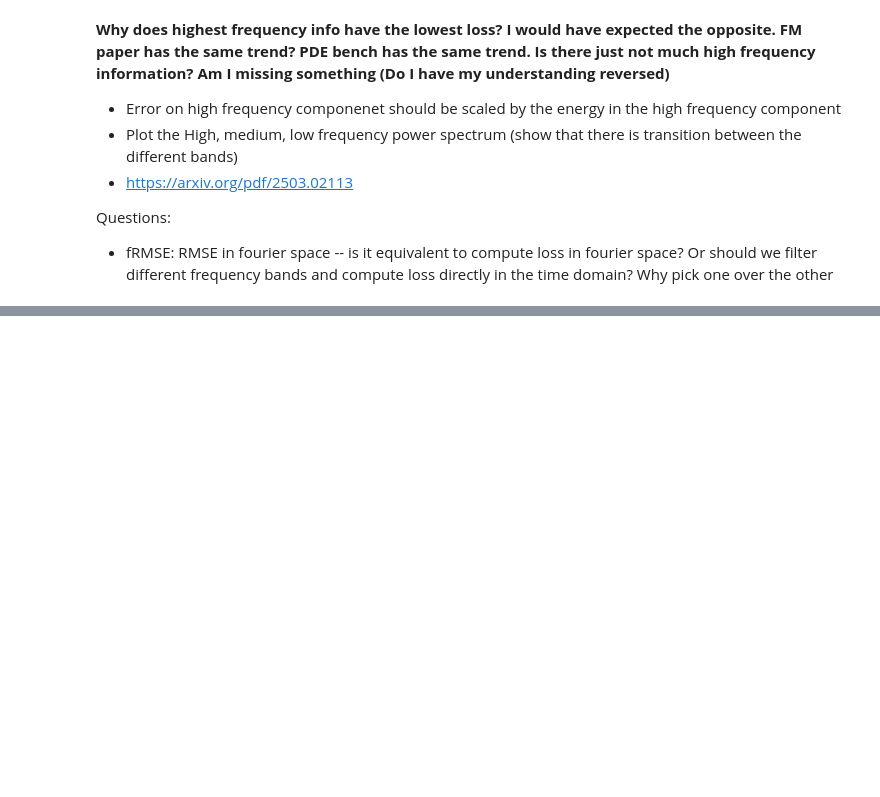
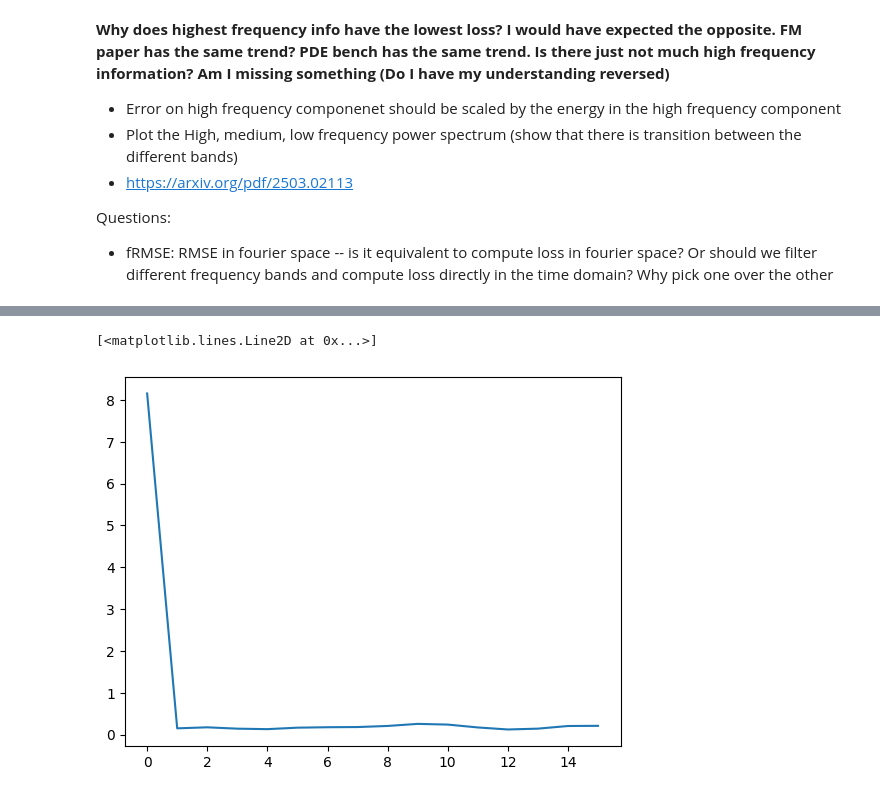
Before and after one commit to msakarvadia/operator_aliasing, a Jupyter notebook: notebooks/explore_super_resolution_hypothesis.ipynb, the cells around one changed output, grey strips where cells are left out. Cells and saved outputs as stored; diff of their text form; code cells hidden in the pictures; blank space fills up the shorter version.

```diff
--- a/notebooks/explore_super_resolution_hypothesis.ipynb
+++ b/notebooks/explore_super_resolution_hypothesis.ipynb
@@ -1540,0 +1705,33 @@ target_freq = torch.fft.fftn(sample['y'], dim=[2, 3])
+# %%
+def filter_batch(filt: torch.tensor, batch: torch.tensor, ndim:int) -> torch.Tensor:
+    """Apply (low-pass) filter to batch.
+
+    filt:
+            filter for the batch
+            (already centered i.e., torch.fft.fftshift)
+            dim: (channel x X_dim x Y_dim) 2D
+    batch:
+            input batch
+            dim: (batch x channel x X_dim x Y_dim ) 2D
+    ndim:
+            number of spatial dimentions
+
+    """
+    dim = (-2, -1)
+    if ndim == 1:
+        dim = (-1)
+    # fft batch
+    batch_fourier = torch.fft.fftn(batch, dim=dim)
+
+    # center batch
+    fourier_centered = torch.fft.fftshift(batch_fourier)
+
+    # apply filter
+    filtered_batch = fourier_centered * filt
+
+    # convert batch back to spatial domain
+    filtered_batch = torch.real(
+        torch.fft.ifftn(torch.fft.ifftshift(filtered_batch), dim=dim)
+    )
+
+    return filtered_batch
@@ -1540,0 +1825,6 @@ target_freq = torch.fft.fftn(sample['y'], dim=[2, 3])
+# %%
+data_correct_format = [{
+
+    'x': random_1d_data[i],
+    'y': random_1d_data[i]
+} for i in range(len(random_1d_data))]
@@ -1540,0 +1842,2 @@ target_freq = torch.fft.fftn(sample['y'], dim=[2, 3])
+# %%
+dataloader = torch.utils.data.DataLoader(data_correct_format)
@@ -1540,0 +1856,7 @@ target_freq = torch.fft.fftn(sample['y'], dim=[2, 3])
+# %%
+filtered_dataloader = lowpass_filter_dataloader(32, 4, dataloader,device, 1)
+spectrum = get_energy_curve_1D(random_1d_data)
+plt.plot(spectrum)
+# %% [output]
+[<matplotlib.lines.Line2D at 0x...>]
+[figure, added]
```
Also changed, not shown: parts of 23 cells of this notebook, 2 other files.
